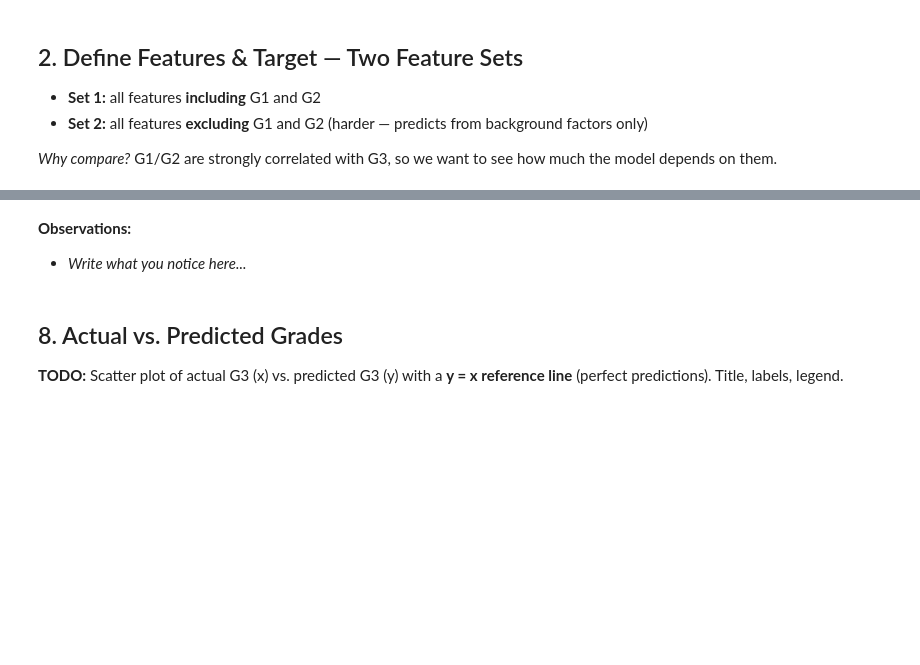
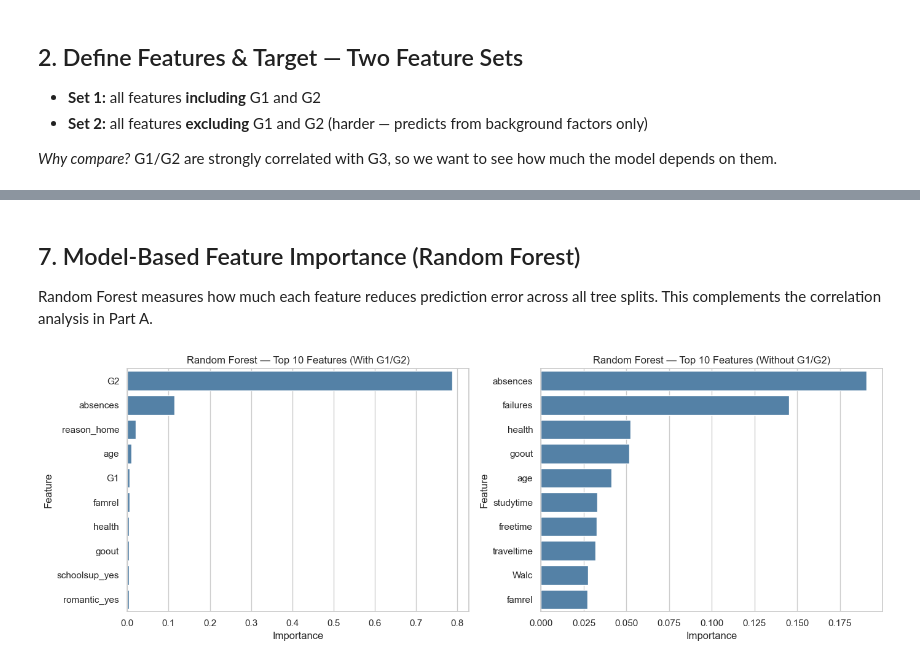
Before and after one commit to bidhankhadka11/student-performance, a Jupyter notebook: B_modeling_evaluation.ipynb, the cells around one changed output, grey strips where cells are left out. Cells and saved outputs as stored; diff of their text form; code cells hidden in the pictures; blank space fills up the shorter version.

Commit message:
Finished Training

```diff
--- a/B_modeling_evaluation.ipynb
+++ b/B_modeling_evaluation.ipynb
@@ -43,2 +78,9 @@ _Why compare?_ G1/G2 are strongly correlated with G3, so we want to see how much
 # %%
-# Train/test split
+# 80/20 split; same random_state -> identical rows in both feature sets
+X_train_w, X_test_w, y_train, y_test = train_test_split(
+    X_with, y, test_size=0.2, random_state=RANDOM_STATE)
+X_train_wo, X_test_wo, _, _ = train_test_split(
+    X_without, y, test_size=0.2, random_state=RANDOM_STATE)
+
+print("Training set:", X_train_w.shape[0], "students")
+print("Test set:    ", X_test_w.shape[0], "students")
@@ -59,6 +116,12 @@ _Why compare?_ G1/G2 are strongly correlated with G3, so we want to see how much
 # %%
-# Random Forest — with G1/G2
+# Random Forest — with G1/G2 (200 trees, fixed seed for reproducibility)
+rf_w = RandomForestRegressor(n_estimators=200, random_state=RANDOM_STATE)
+rf_w.fit(X_train_w, y_train)
+pred_rf_w = rf_w.predict(X_test_w)
 # %%
 # Random Forest — without G1/G2
+rf_wo = RandomForestRegressor(n_estimators=200, random_state=RANDOM_STATE)
+rf_wo.fit(X_train_wo, y_train)
+pred_rf_wo = rf_wo.predict(X_test_wo)
 # %% [markdown]
 ## 6. Evaluation — MSE & R²
@@ -83,0 +156,14 @@ _Why compare?_ G1/G2 are strongly correlated with G3, so we want to see how much
+# %%
+# 5-fold cross-validated R² (scaler is inside the pipeline, so it is re-fit on each training fold -> no leakage)
+kf = KFold(n_splits=5, shuffle=True, random_state=RANDOM_STATE)
+models = {
+    "Linear Regression": make_pipeline(StandardScaler(), LinearRegression()),
+    "Random Forest": RandomForestRegressor(n_estimators=200, random_state=RANDOM_STATE),
+}
+cv_rows = []
+for name, model in models.items():
+    for feat_name, X in [("with G1/G2", X_with), ("without G1/G2", X_without)]:
+        scores = cross_val_score(model, X, y, cv=kf, scoring="r2")
+        cv_rows.append({"Model": name, "Features": feat_name,
+                        "CV R² mean": scores.mean(), "CV R² std": scores.std()})
+pd.DataFrame(cv_rows).round(3)
@@ -84,7 +189,4 @@ _Why compare?_ G1/G2 are strongly correlated with G3, so we want to see how much
 # %% [markdown]
-**Observations:**
-
-- _Write what you notice here..._
+## 7. Model-Based Feature Importance (Random Forest)
+Random Forest measures how much each feature reduces prediction error across all tree splits. This complements the
+correlation analysis in Part A.
-# %% [markdown]
-## 8. Actual vs. Predicted Grades
-**TODO:** Scatter plot of actual G3 (x) vs. predicted G3 (y) with a **y = x reference line** (perfect predictions). Title, labels, legend.
@@ -92,0 +193,14 @@ _Why compare?_ G1/G2 are strongly correlated with G3, so we want to see how much
+# %%
+# Top 10 feature importances for both Random Forest models
+fig, axes = plt.subplots(1, 2, figsize=(14, 5))
+for ax, model, X, title in [(axes[0], rf_w, X_with, "With G1/G2"),
+                            (axes[1], rf_wo, X_without, "Without G1/G2")]:
+    imp = pd.Series(model.feature_importances_, index=X.columns).sort_values(ascending=False).head(10)
+    sns.barplot(x=imp.values, y=imp.index, ax=ax, color="steelblue")
+    ax.set_title(f"Random Forest — Top 10 Features ({title})")
+    ax.set_xlabel("Importance")
+    ax.set_ylabel("Feature")
+plt.tight_layout()
+plt.show()
+# %% [output]
+[figure, added]
```
Also changed, not shown: parts of 28 cells of this notebook, 4 other files.
